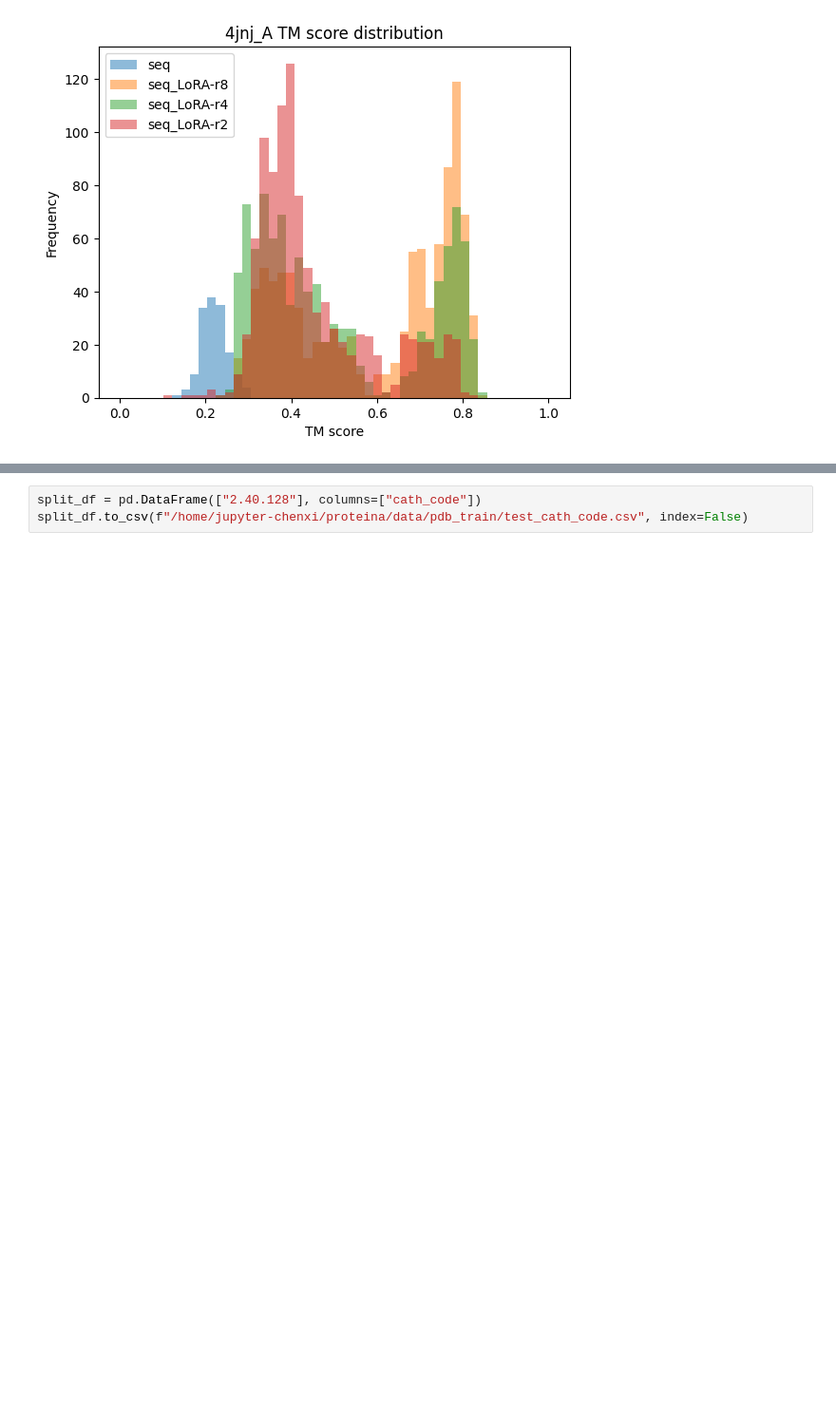
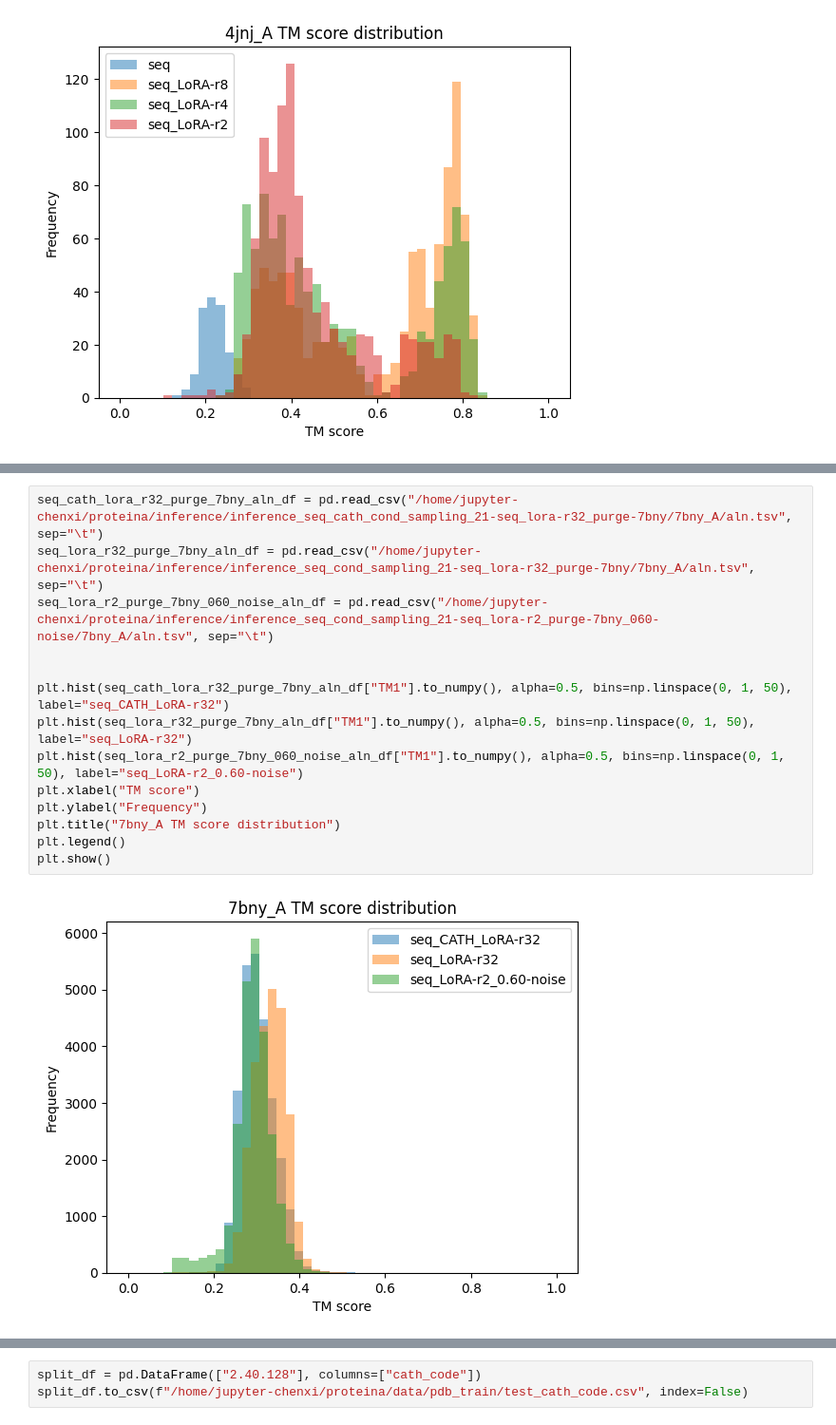
Before and after one commit to Yuwan3154/proteina, a Jupyter notebook: proteina.ipynb, the cells around one changed output, grey strips where cells are left out. Shown at 95% size. Saved outputs shown, nothing was run; the diff lists cells and outputs as text; blank space fills up the shorter version.

```diff
--- a/proteina.ipynb
+++ b/proteina.ipynb
@@ -59,0 +77,16 @@ plt.show()
+# %%
+seq_cath_lora_r32_purge_7bny_aln_df = pd.read_csv("/home/jupyter-chenxi/proteina/inference/inference_seq_cath_cond_sampling_21-seq_lora-r32_purge-7bny/7bny_A/aln.tsv", sep="\t")
+seq_lora_r32_purge_7bny_aln_df = pd.read_csv("/home/jupyter-chenxi/proteina/inference/inference_seq_cond_sampling_21-seq_lora-r32_purge-7bny/7bny_A/aln.tsv", sep="\t")
+seq_lora_r2_purge_7bny_060_noise_aln_df = pd.read_csv("/home/jupyter-chenxi/proteina/inference/inference_seq_cond_sampling_21-seq_lora-r2_purge-7bny_060-noise/7bny_A/aln.tsv", sep="\t")
+
+
+plt.hist(seq_cath_lora_r32_purge_7bny_aln_df["TM1"].to_numpy(), alpha=0.5, bins=np.linspace(0, 1, 50), label="seq_CATH_LoRA-r32")
+plt.hist(seq_lora_r32_purge_7bny_aln_df["TM1"].to_numpy(), alpha=0.5, bins=np.linspace(0, 1, 50), label="seq_LoRA-r32")
+plt.hist(seq_lora_r2_purge_7bny_060_noise_aln_df["TM1"].to_numpy(), alpha=0.5, bins=np.linspace(0, 1, 50), label="seq_LoRA-r2_0.60-noise")
+plt.xlabel("TM score")
+plt.ylabel("Frequency")
+plt.title("7bny_A TM score distribution")
+plt.legend()
+plt.show()
+# %% [output]
+[figure, added]
```
Also changed, not shown: parts of 13 cells of this notebook, 21 other files.
